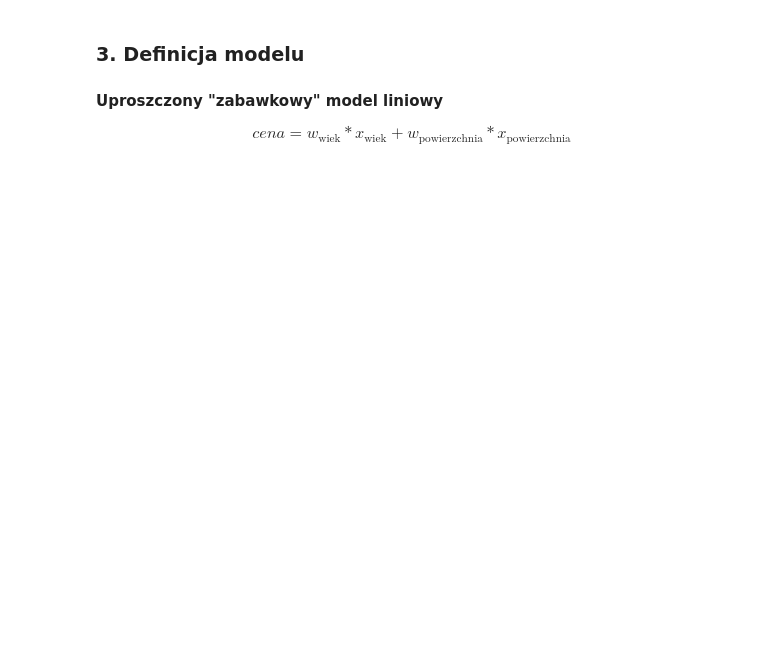
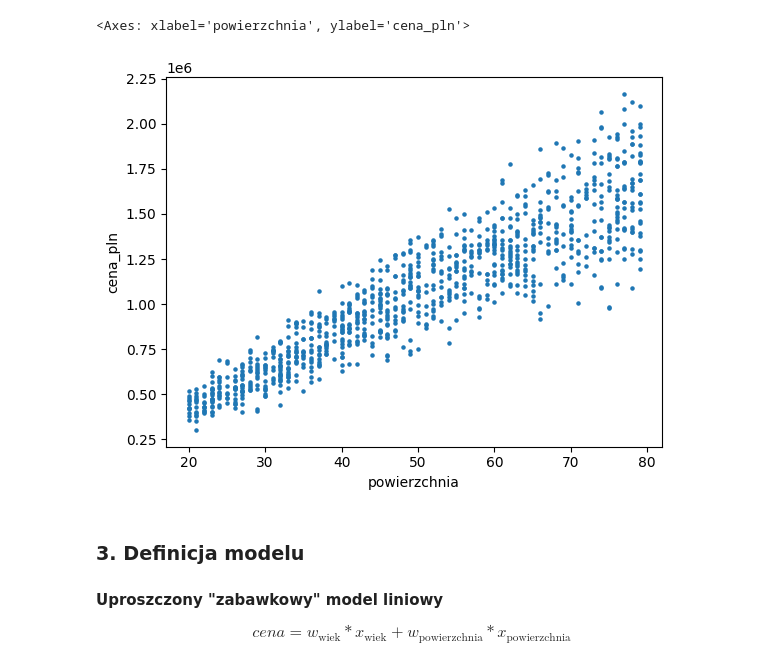
Before and after one commit to int8/merito-ml-week1, a Jupyter notebook: task1-toy-ml.ipynb, the cells around one changed output. Saved outputs shown, nothing was run; the diff lists cells and outputs as text; code cells hidden in the pictures; blank space fills up the shorter version.

```diff
--- a/task1-toy-ml.ipynb
+++ b/task1-toy-ml.ipynb
@@ -11,7 +29,11 @@ import pandas as pd
 # %%
 # 4. W jaki sposób cena zależy od powierzchni [https://pandas.pydata.org/docs/reference/api/pandas.DataFrame.plot.html]
 # użyj parametrów `marker` i `kind`
 # TWÓJ KOD:
+df.plot(x='powierzchnia', y='cena_pln', marker='.', kind='scatter')
+# %% [output]
+<Axes: xlabel='powierzchnia', ylabel='cena_pln'>
+[figure, added]
 # %% [markdown]
 ### 3. Definicja modelu
 #### Uproszczony "zabawkowy" model liniowy
```
Also changed, not shown: parts of 15 cells of this notebook.
